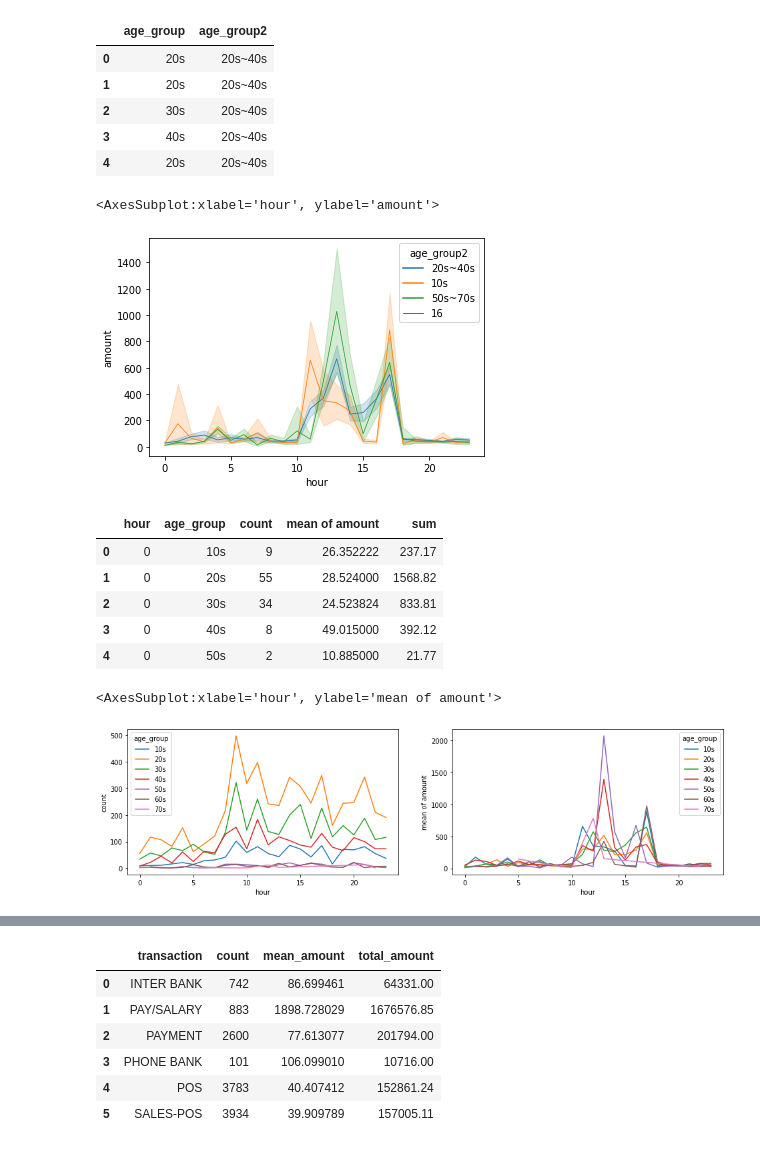
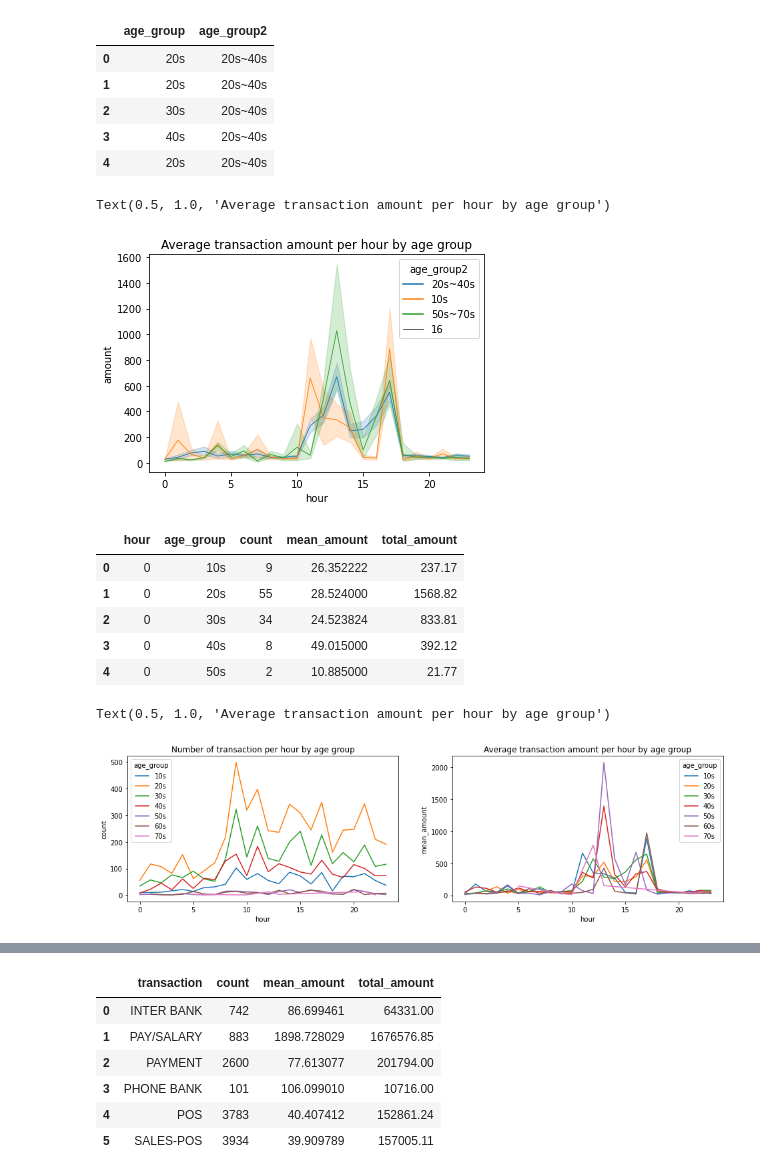
Before and after one commit to jiyoungparkme/machine_learning, a Jupyter notebook: anz_virtual_internship/anz_task_1.ipynb, the cells around one changed output, grey strips where cells are left out. Cells and saved outputs as stored; diff of their text form; code cells hidden in the pictures.

```diff
--- a/anz_virtual_internship/anz_task_1.ipynb
+++ b/anz_virtual_internship/anz_task_1.ipynb
@@ -64,8 +74,3 @@ Data columns (total 23 columns):
  22  movement           12043 non-null  object
 dtypes: datetime64[ns](1), float64(4), int64(1), object(17)
 memory usage: 2.1+ MB
-# %%
-data['status_cat'] = data['status'].astype('category').cat.codes
-data['txn_cat'] = data['txn_description'].astype('category').cat.codes
-data['gender_cat'] = data['gender'].astype('category').cat.codes
-data.head()
@@ -278,18 +292,18 @@ data[interested].head()
 | 3 | 40s | 20s~40s |
 | 4 | 20s | 20s~40s |
 # %%
-sns.lineplot(data=data, x='hour', y='amount', hue='age_group2', size=16)
+sns.lineplot(data=data, x='hour', y='amount', hue='age_group2', size=16).set_title("Average transaction amount per hour by age group")
 # %% [output]
-<AxesSubplot:xlabel='hour', ylabel='amount'>
+Text(0.5, 1.0, 'Average transaction amount per hour by age group')
-[figure, old version]
+[figure, new version]
 # %%
 interested = ['hour', 'age_group']
 function = ['count', 'mean','sum']
 df = data.groupby(interested).agg(function)['amount'].reset_index()
-df.columns = ['hour', 'age_group', 'count', 'mean of amount', 'sum']
+df.columns = ['hour', 'age_group', 'count', 'mean_amount', 'total_amount']
 df.head()
 # %% [output]
-|  | hour | age_group | count | mean of amount | sum |
+|  | hour | age_group | count | mean_amount | total_amount |
 | 0 | 0 | 10s | 9 | 26.352222 | 237.17 |
 | 1 | 0 | 20s | 55 | 28.524000 | 1568.82 |
 | 2 | 0 | 30s | 34 | 24.523824 | 833.81 |
@@ -298,8 +312,10 @@ df.head()
 # %%
 fig,(ax1, ax2)  = plt.subplots(ncols=2)
 fig.set_size_inches(16,4)
 sns.lineplot(data=df, x='hour', y='count', hue='age_group',ax = ax1)
-sns.lineplot(data=df, x='hour', y='mean of amount', hue='age_group',ax = ax2)
+ax1.set_title("Number of transaction per hour by age group")
+sns.lineplot(data=df, x='hour', y='mean_amount', hue='age_group',ax = ax2)
+ax2.set_title("Average transaction amount per hour by age group")
 # %% [output]
-<AxesSubplot:xlabel='hour', ylabel='mean of amount'>
+Text(0.5, 1.0, 'Average transaction amount per hour by age group')
-[figure, old version]
+[figure, new version]
```
Also changed, not shown: parts of 50 cells of this notebook.
